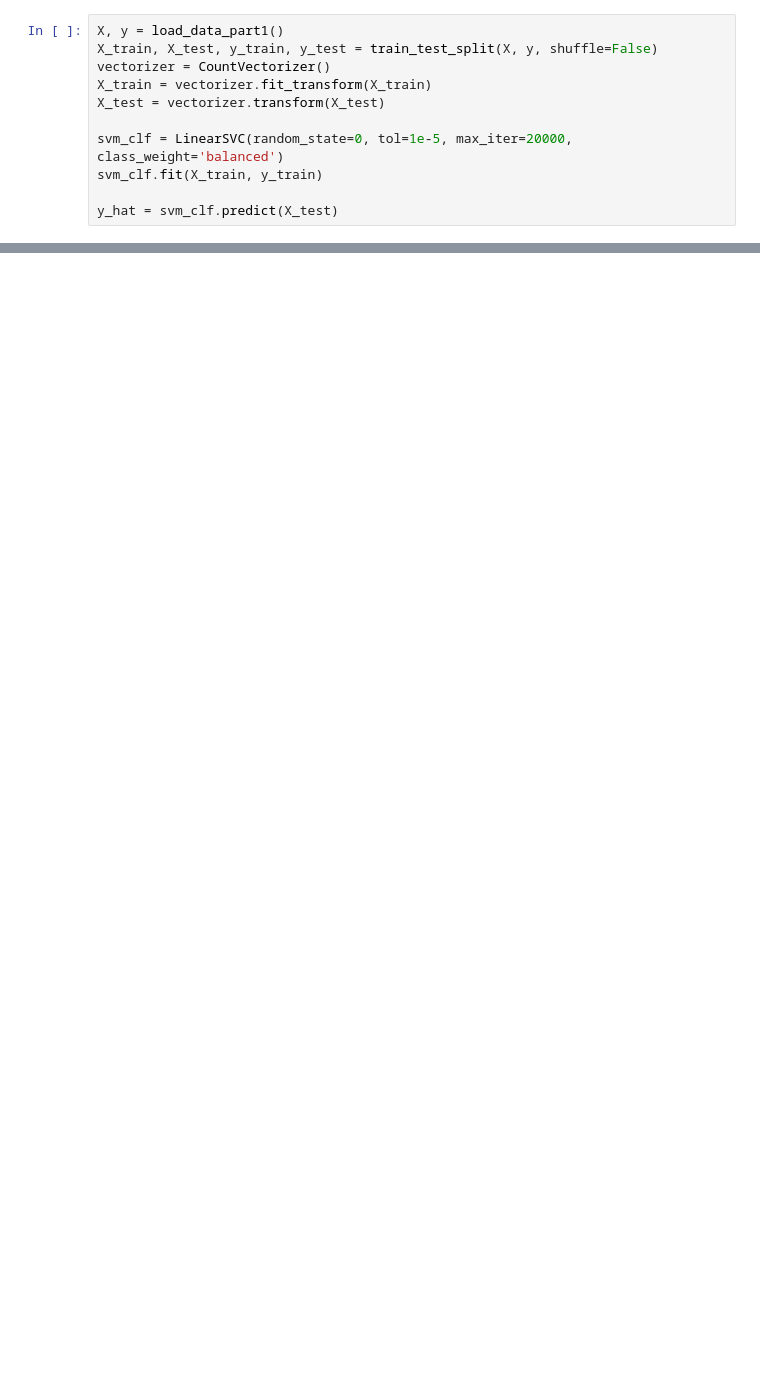
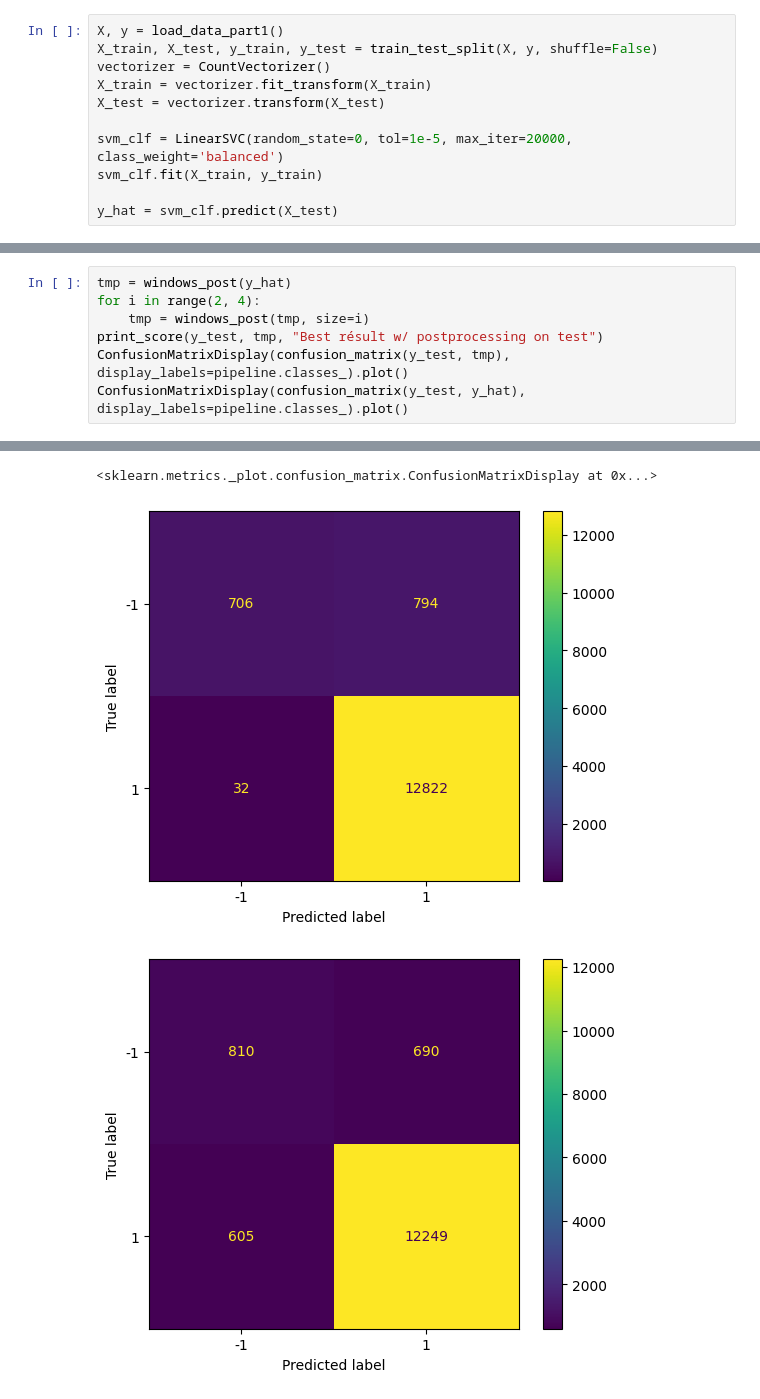
Before and after one commit to CharlesAttend/RITAL-Projet1, a Jupyter notebook: postprocessing.ipynb, the cells around one changed output, grey strips where cells are left out. Saved outputs shown, nothing was run; the diff lists cells and outputs as text; blank space fills up the shorter version.

Commit message:
plein de truc de postprocessing

```diff
--- a/postprocessing.ipynb
+++ b/postprocessing.ipynb
@@ -33,0 +140,8 @@ array([1, 1, 1, ..., 1, 1, 1])
+# %%
+tmp = windows_post(y_hat)
+for i in range(2, 4):
+    tmp = windows_post(tmp, size=i)
+print_score(y_test, tmp, "Best résult w/ postprocessing on test")
+ConfusionMatrixDisplay(confusion_matrix(y_test, tmp), display_labels=pipeline.classes_).plot()
+ConfusionMatrixDisplay(confusion_matrix(y_test, y_hat), display_labels=pipeline.classes_).plot()
+# %% [output]
@@ -33,0 +165,3 @@ array([1, 1, 1, ..., 1, 1, 1])
+<sklearn.metrics._plot.confusion_matrix.ConfusionMatrixDisplay at 0x...>
+[figure, added]
+[figure, added]
```
Also changed, not shown: parts of 26 cells of this notebook.
